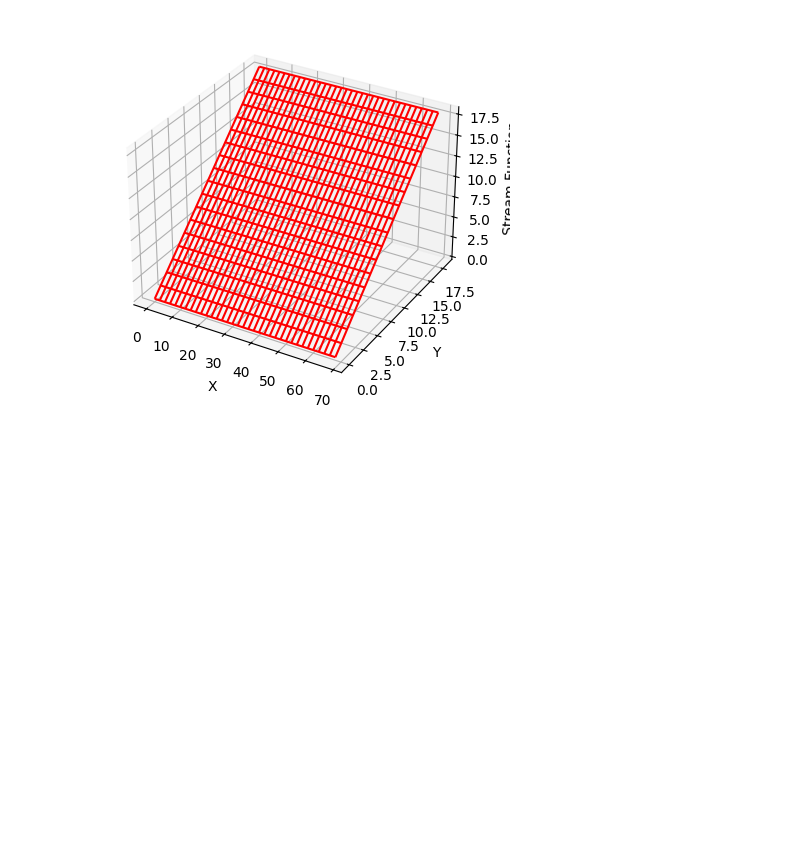
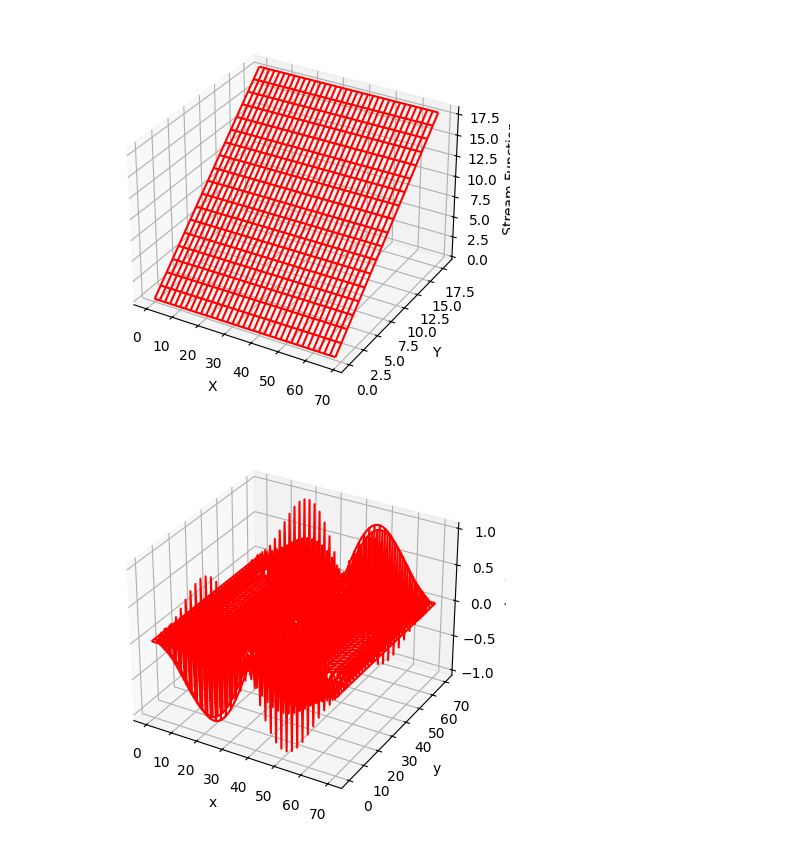
Before and after one commit to OmniaRaouf101/CP, a Jupyter notebook: Lab1.ipynb, the cells around one changed output. Saved outputs shown, nothing was run; the diff lists cells and outputs as text; code cells hidden in the pictures; blank space fills up the shorter version.

```diff
--- a/Lab1.ipynb
+++ b/Lab1.ipynb
@@ -321,3 +321,67 @@ Working, wait for the figure after 100 iterations
 90
 100
 [figure]
+# %%
+# Waves2D.py: Solve Helmholtz equation for rectangular vibrating membrane
+import matplotlib.pylab as p
+from numpy import *
+from mpl_toolkits.mplot3d import Axes3D
+
+tim = 15
+N = 71
+c = sqrt(180. / 390)  # Speed = sqrt(ten[] / den[kg/m2;])
+u = zeros((N, N, N), float)
+v = zeros((N, N), float)
+
+incrx = pi / N
+incry = pi / N
+cprime = c
+covercp = c / cprime
+ratio = 0.5 * covercp * covercp  # c/c' 0.5 for stable
+
+def vibration(tim):
+    y = 0.0
+    for j in range(0, N):  # Initial position
+        x = 0.0
+        for i in range(0, N):
+            u[i][j][0] = 3 * sin(2.0 * x) * sin(y)  # Initial shape
+            x += incrx
+            y += incry
+
+    for j in range(1, N - 1):  # First time step
+        for i in range(1, N - 1):
+            u[i][j][1] = u[i][j][0] + 0.5 * ratio * (u[i + 1][j][0] + u[i - 1][j][0]
+                                                      + u[i][j + 1][0] + u[i][j - 1][0] - 4. * u[i][j][0])
+
+    for k in range(1, tim):  # Later time steps
+        for j in range(1, N - 1):
+            for i in range(1, N - 1):
+                u[i][j][2] = 2. * u[i][j][1] - u[i][j][0] + ratio * (u[i + 1][j][1]
+                                                                      + u[i - 1][j][1] + u[i][j + 1][1] + u[i][j - 1][1] - 4. * u[i][j][1])
+        u[:, :, 0] = u[:, :, 1]  # Reset past
+        u[:, :, 1] = u[:, :, 2]  # Reset present
+
+    for j in range(0, N):
+        for i in range(0, N):
+            v[i][j] = u[i][j][2]  # Convert to 2D format for plotlib
+    return v
+
+v = vibration(tim)
+x1 = range(0, N)
+y1 = range(0, N)
+X, Y = p.meshgrid(x1, y1)
+
+def functz(v):
+    z = v[X, Y]
+    return z
+
+Z = functz(v)
+fig = p.figure()
+ax = fig.add_subplot(projection='3d')
+ax.plot_wireframe(X, Y, Z, color='r')
+ax.set_xlabel('x')
+ax.set_ylabel('y')
+ax.set_zlabel('u(x,y)')
+p.show()
+# %% [output]
+[figure, added]
```
